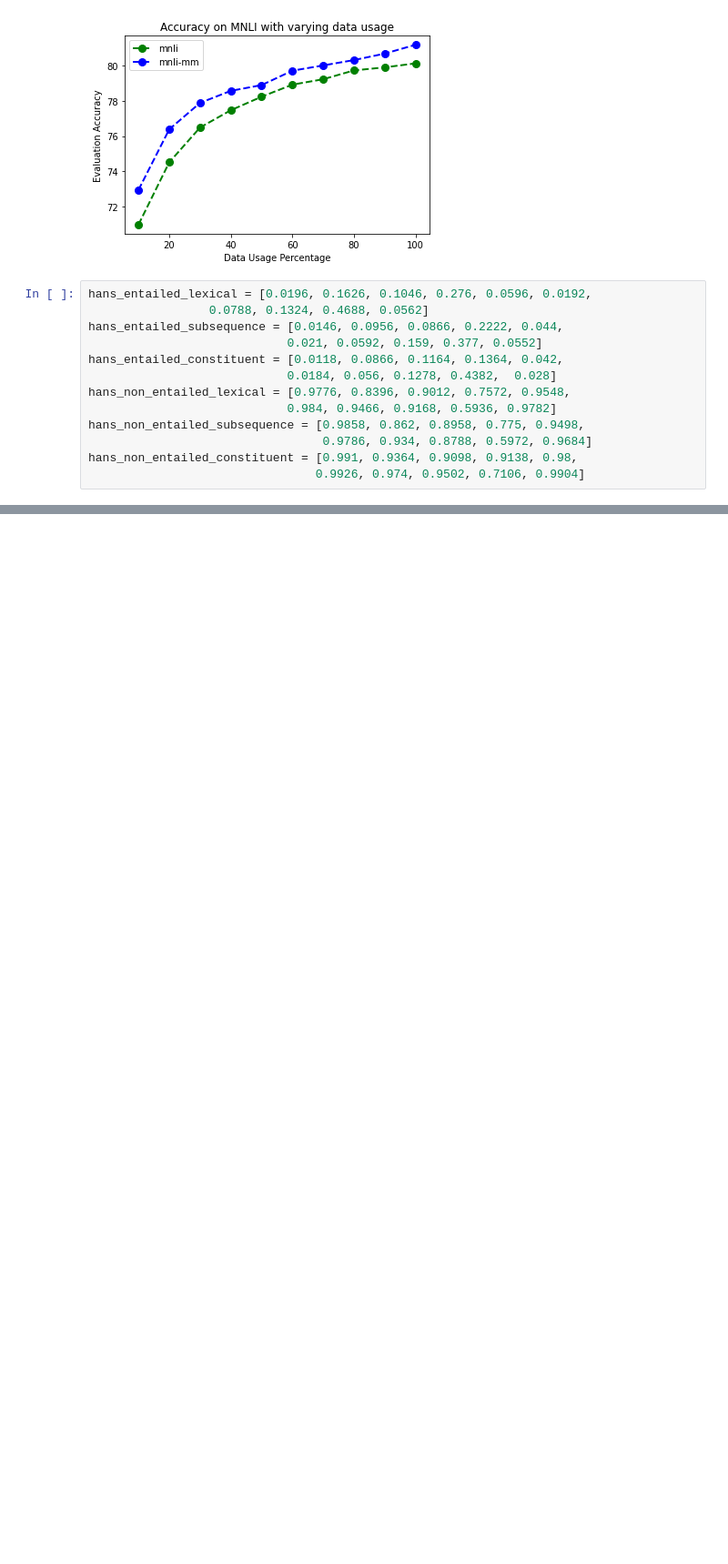
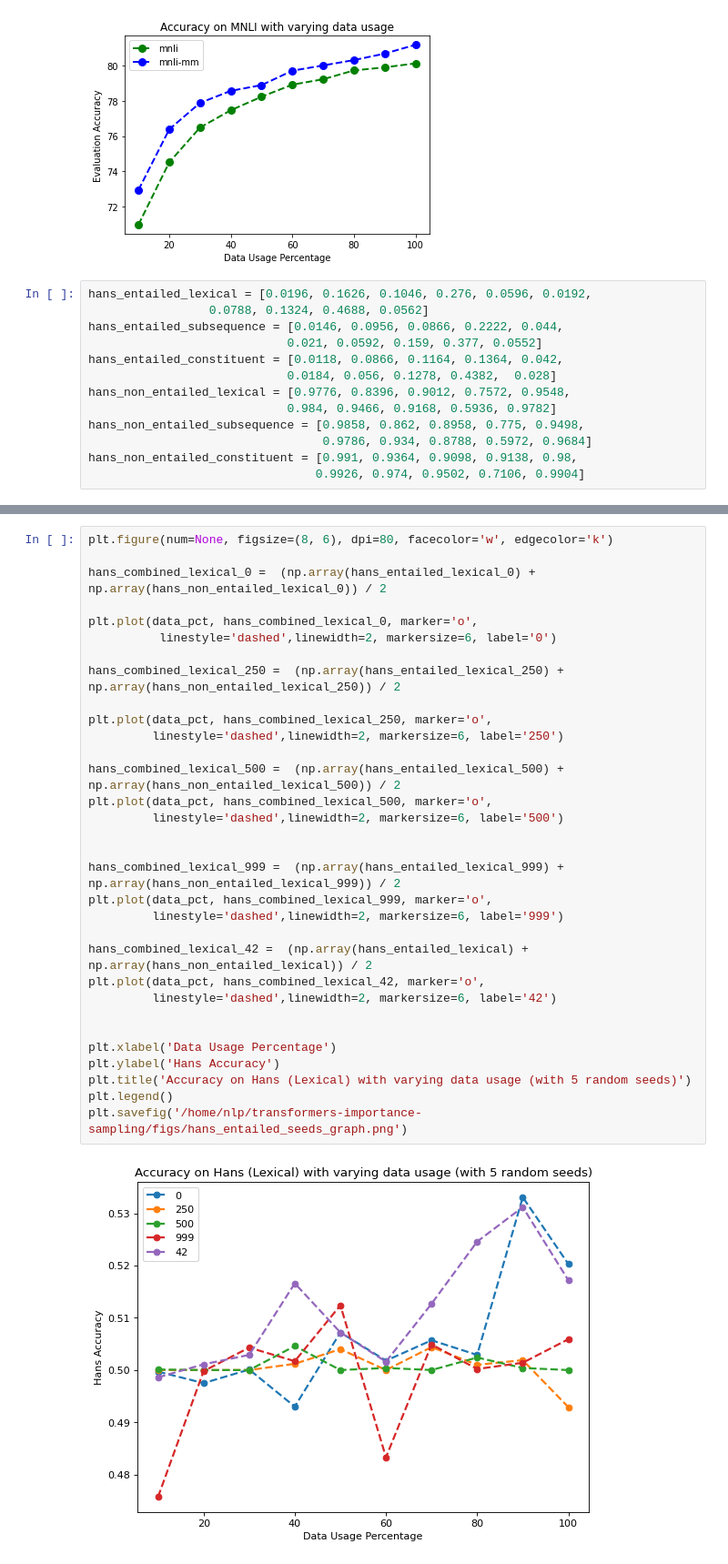
Before and after one commit to prajjwal1/generalize_lm_nli, a Jupyter notebook: nbs/graph_plots.ipynb, the cells around one changed output, grey strips where cells are left out. Shown at 91% size. Drawn from its saved outputs; the diff is of its cells as text; blank space fills up the shorter version.

```diff
--- a/nbs/graph_plots.ipynb
+++ b/nbs/graph_plots.ipynb
@@ -64,0 +176,34 @@ plt.savefig('/home/nlp/transformers-importance-sampling/figs/hans_non_entailed.p
+# %%
+plt.figure(num=None, figsize=(8, 6), dpi=80, facecolor='w', edgecolor='k')
+
+hans_combined_lexical_0 =  (np.array(hans_entailed_lexical_0) +  np.array(hans_non_entailed_lexical_0)) / 2
+
+plt.plot(data_pct, hans_combined_lexical_0, marker='o',
+          linestyle='dashed',linewidth=2, markersize=6, label='0')
+
+hans_combined_lexical_250 =  (np.array(hans_entailed_lexical_250) +  np.array(hans_non_entailed_lexical_250)) / 2
+
+plt.plot(data_pct, hans_combined_lexical_250, marker='o',
+         linestyle='dashed',linewidth=2, markersize=6, label='250')
+
+hans_combined_lexical_500 =  (np.array(hans_entailed_lexical_500) +  np.array(hans_non_entailed_lexical_500)) / 2
+plt.plot(data_pct, hans_combined_lexical_500, marker='o',
+         linestyle='dashed',linewidth=2, markersize=6, label='500')
+
+
+hans_combined_lexical_999 =  (np.array(hans_entailed_lexical_999) +  np.array(hans_non_entailed_lexical_999)) / 2
+plt.plot(data_pct, hans_combined_lexical_999, marker='o',
+         linestyle='dashed',linewidth=2, markersize=6, label='999')
+
+hans_combined_lexical_42 =  (np.array(hans_entailed_lexical) +  np.array(hans_non_entailed_lexical)) / 2
+plt.plot(data_pct, hans_combined_lexical_42, marker='o',
+         linestyle='dashed',linewidth=2, markersize=6, label='42')
+
+
+plt.xlabel('Data Usage Percentage')
+plt.ylabel('Hans Accuracy')
+plt.title('Accuracy on Hans (Lexical) with varying data usage (with 5 random seeds)')
+plt.legend()
+plt.savefig('/home/nlp/transformers-importance-sampling/figs/hans_entailed_seeds_graph.png')
+# %% [output]
+[figure, added]
```
Also changed, not shown: parts of 14 cells of this notebook, 8 other files.
